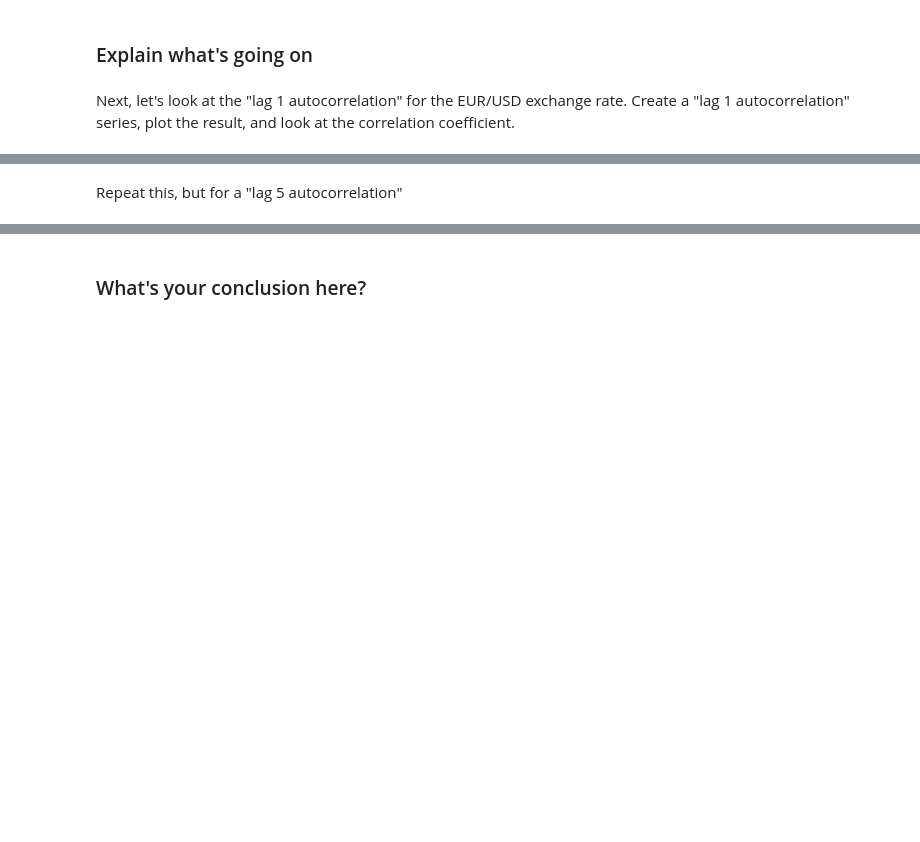
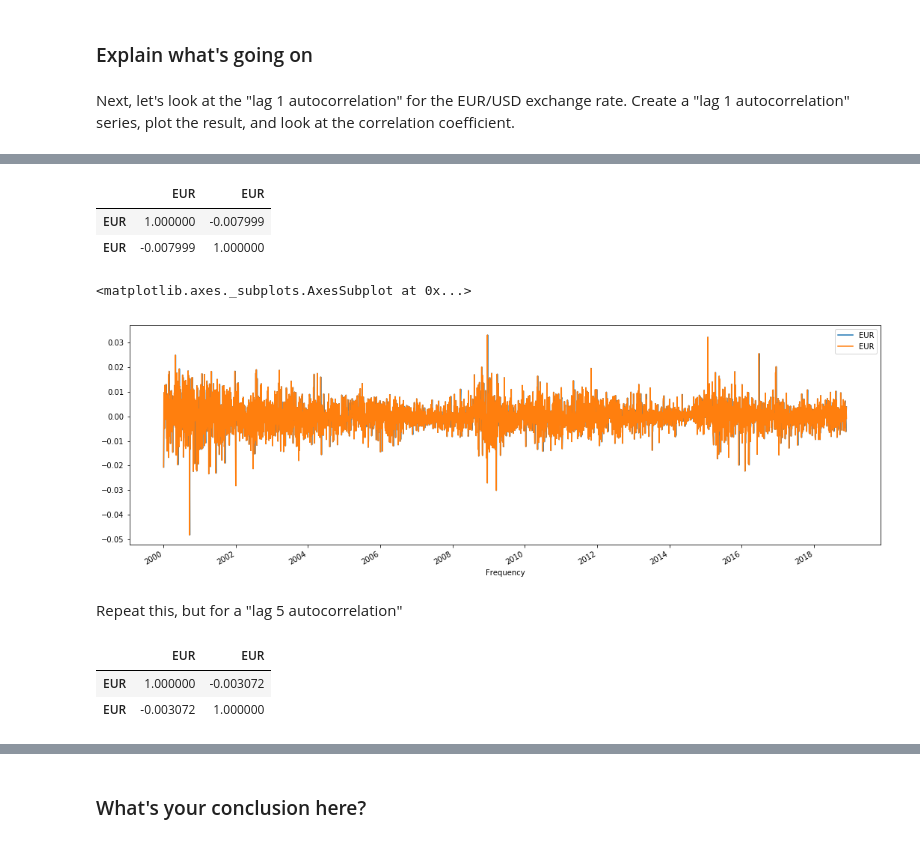
Before and after one commit to MissAle17/dsc-3-26-05-correlation-and-autocorrelation-in-time-series-lab-online-ds-sp-000, a Jupyter notebook: index.ipynb, the cells around one changed output, grey strips where cells are left out. Cells and saved outputs as stored; diff of their text form; code cells hidden in the pictures; blank space fills up the shorter version.

```diff
--- a/index.ipynb
+++ b/index.ipynb
@@ -82,6 +82,7 @@ exch_rates.corr()
 Next, look at the plots of the differenced series. Use subplots to plot them rather than creating just one plot.
 # %%
 # your code here
+exch_diff = exch_rates.diff(periods=1)
 # %%
 # your code here
 # %%
@@ -94,3 +98,5 @@ plt.xlabel('Date', fontsize=14)
 Next, let's look at the "lag 1 autocorrelation" for the EUR/USD exchange rate. Create a "lag 1 autocorrelation" series, plot the result, and look at the correlation coefficient.
 # %%
 # your code here
+eur_usd= exch_diff['EUR']
+eur_usd.head()
@@ -97,2 +111,15 @@ Next, let's look at the "lag 1 autocorrelation" for the EUR/USD exchange rate. C
+# %%
+# your code here
+e_u_shift1 = eur_usd.shift(periods=1)
+lag_1= pd.concat([e_u_shift1, eur_usd], axis=1)
+lag_1.corr()
+# %% [output]
+|  | EUR | EUR |
+| EUR | 1.000000 | -0.007999 |
+| EUR | -0.007999 | 1.000000 |
 # %%
 # your code here
+lag_1.plot(figsize=(18,6))
+# %% [output]
+<matplotlib.axes._subplots.AxesSubplot at 0x...>
+[figure, added]
@@ -101,4 +126,13 @@ Next, let's look at the "lag 1 autocorrelation" for the EUR/USD exchange rate. C
 # %% [markdown]
 Repeat this, but for a "lag 5 autocorrelation"
+# %%
+# your code here
+e_u_shift5 = eur_usd.shift(periods=5)
+lag_5= pd.concat([e_u_shift5, eur_usd], axis=1)
+lag_5.corr()
+# %% [output]
+|  | EUR | EUR |
+| EUR | 1.000000 | -0.003072 |
+| EUR | -0.003072 | 1.000000 |
 # %%
 # your code here
```
Also changed, not shown: parts of 10 cells of this notebook.
